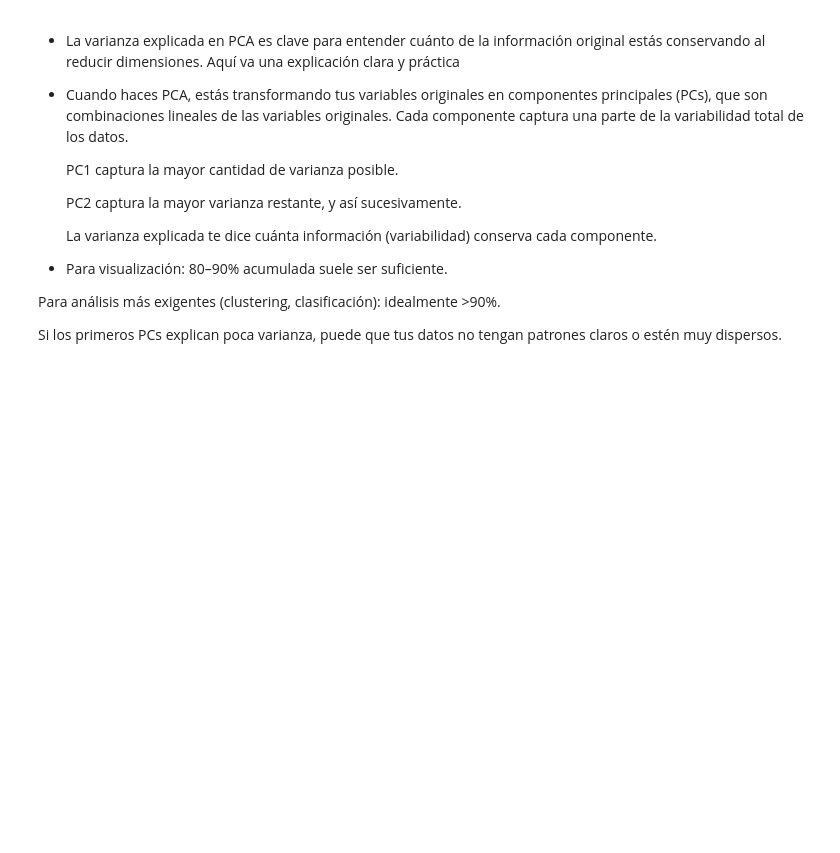
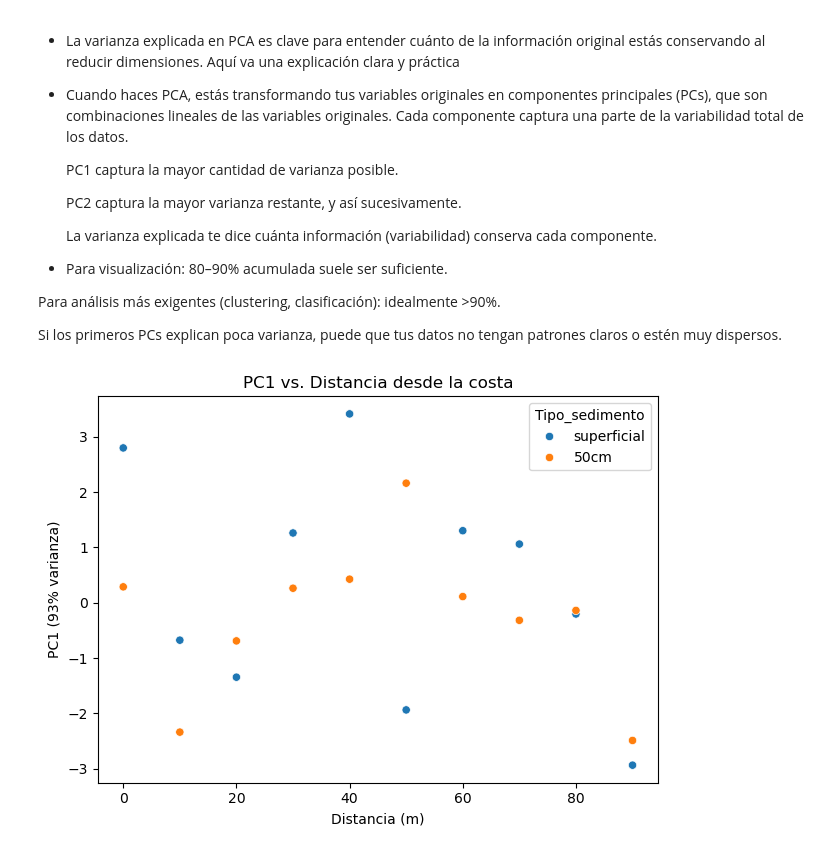
Before and after one commit to jpoh2/modelab-jp, a Jupyter notebook: Final_project_jp/Final_Project_JP.ipynb, the cells around one changed output. Drawn from its saved outputs; the diff is of its cells as text; code cells hidden in the pictures; blank space fills up the shorter version.

```diff
--- a/Final_project_jp/Final_Project_JP.ipynb
+++ b/Final_project_jp/Final_Project_JP.ipynb
@@ -697,3 +719,14 @@ print(pca.explained_variance_ratio_.cumsum())
 Para análisis más exigentes (clustering, clasificación): idealmente >90%.
 
 Si los primeros PCs explican poca varianza, puede que tus datos no tengan patrones claros o estén muy dispersos.
+# %%
+#Graficar PC1 vs. distancia
+pca_df["Distancia_m"] = sediment["Distancia_m"]
+sns.scatterplot(data=pca_df, x="Distancia_m", y="PC1", hue="Tipo_sedimento")
+plt.title("PC1 vs. Distancia desde la costa")
+plt.xlabel("Distancia (m)")
+plt.ylabel("PC1 (93% varianza)")
+plt.tight_layout()
+plt.show()
+# %% [output]
+[figure, added]
```
Also changed, not shown: parts of 12 cells of this notebook, 1 other file.
